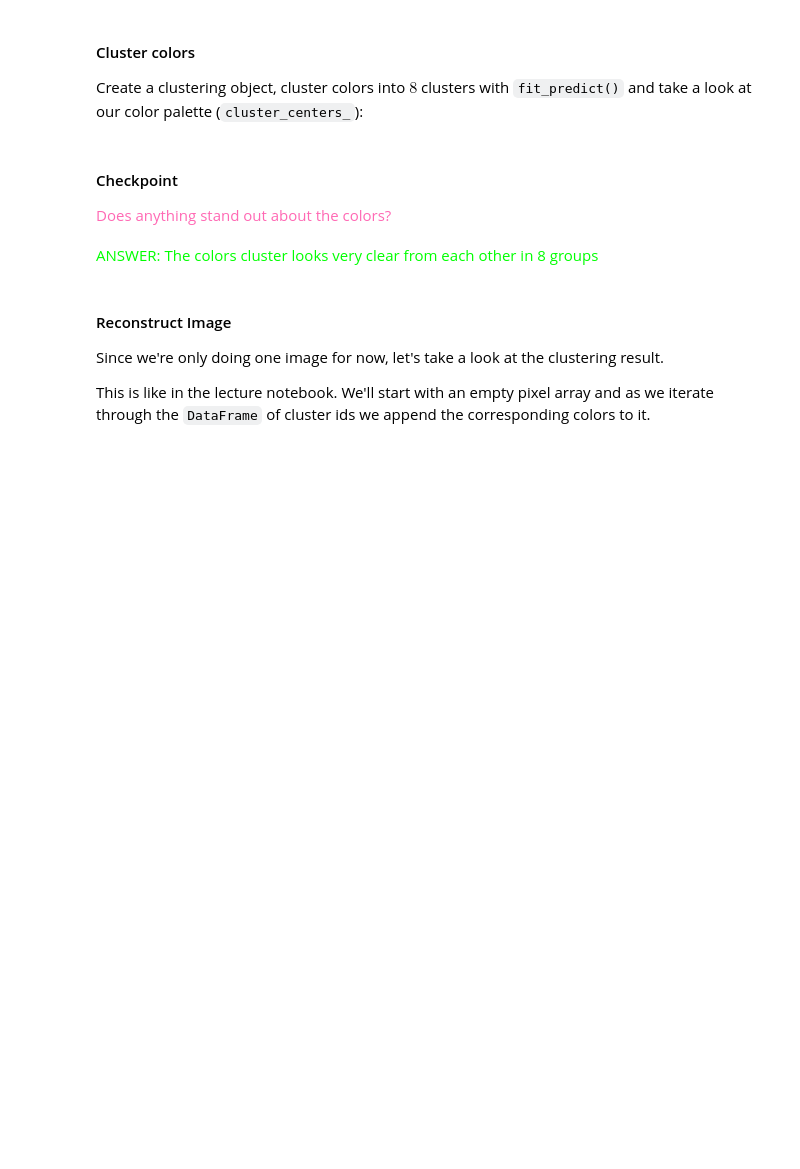
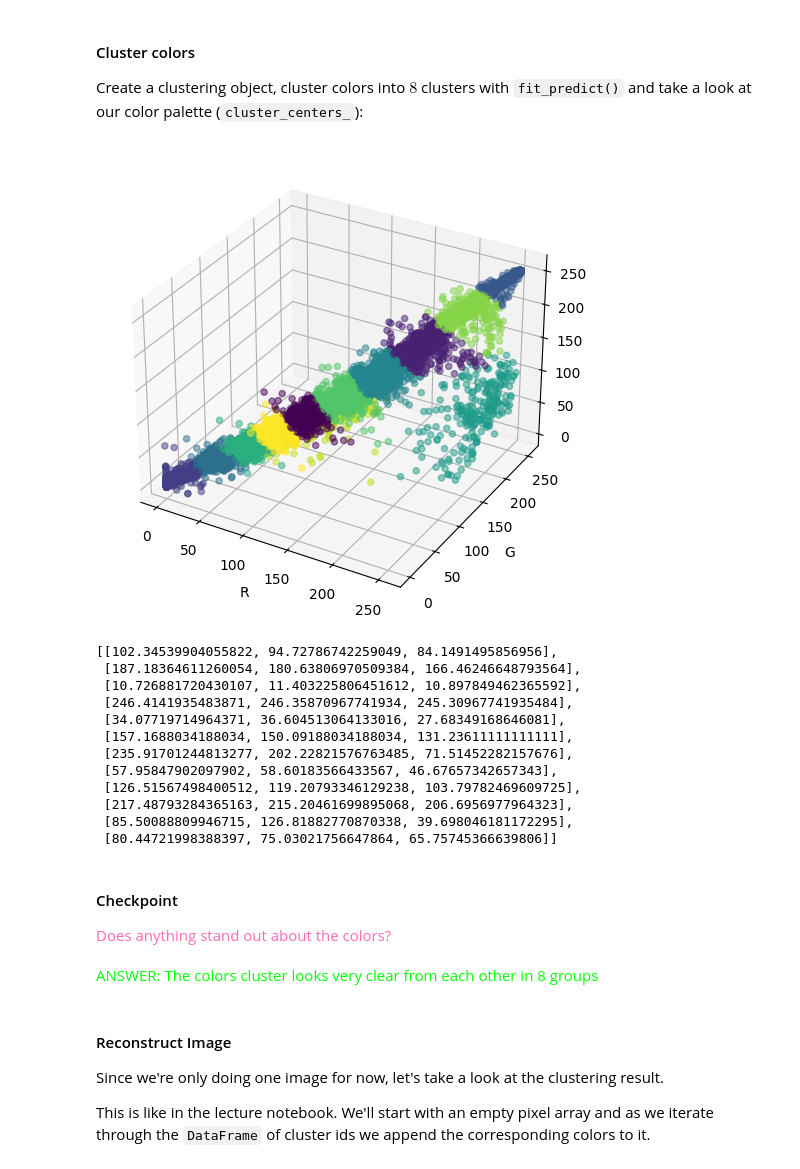
Before and after one commit to Machine-Learning-S25/HW08, a Jupyter notebook: Homework08.ipynb, the cells around one changed output. Saved outputs shown, nothing was run; the diff lists cells and outputs as text; code cells hidden in the pictures; blank space fills up the shorter version.

```diff
--- a/Homework08.ipynb
+++ b/Homework08.ipynb
@@ -386,19 +503,33 @@ pxs_df
 Create a clustering object, cluster colors into $8$ clusters with `fit_predict()` and take a look at our color palette (`cluster_centers_`):
 # %%
 # TODO: Create Clustering object
-n = 8
+n = 12
 km_img_model = KMeansClustering(n_clusters=n, random_state=1010)
 
 # TODO: Cluster by color
 px_clusters_df = km_img_model.fit_predict(pxs_df)
 
 fig = plt.figure(figsize=(6, 6))
 ax = fig.add_subplot(projection='3d')
-ax.scatter(pxs_df["R"], pxs_df["G"], pxs_df["B"], c=km_predicted, marker='o', linestyle='', alpha=0.5)
+ax.scatter(pxs_df["R"], pxs_df["G"], pxs_df["B"], c=px_clusters_df, marker='o', linestyle='', alpha=0.5)
 ax.set_xlabel("R")
 ax.set_ylabel("G")
 ax.set_zlabel("B")
 plt.show()
 
 # TODO: Take a look at the color palette (cluster_centers_)
 km_img_model.cluster_centers_
+# %% [output]
+[figure, added]
+[[102.34539904055822, 94.72786742259049, 84.1491495856956],
+ [187.18364611260054, 180.63806970509384, 166.46246648793564],
+ [10.726881720430107, 11.403225806451612, 10.897849462365592],
+ [246.4141935483871, 246.35870967741934, 245.30967741935484],
+ [34.07719714964371, 36.604513064133016, 27.68349168646081],
+ [157.1688034188034, 150.09188034188034, 131.23611111111111],
+ [235.91701244813277, 202.22821576763485, 71.51452282157676],
+ [57.95847902097902, 58.60183566433567, 46.67657342657343],
+ [126.51567498400512, 119.20793346129238, 103.79782469609725],
+ [217.48793284365163, 215.20461699895068, 206.6956977964323],
+ [85.50088809946715, 126.81882770870338, 39.698046181172295],
+ [80.44721998388397, 75.03021756647864, 65.75745366639806]]
```
Also changed, not shown: parts of 35 cells of this notebook.
